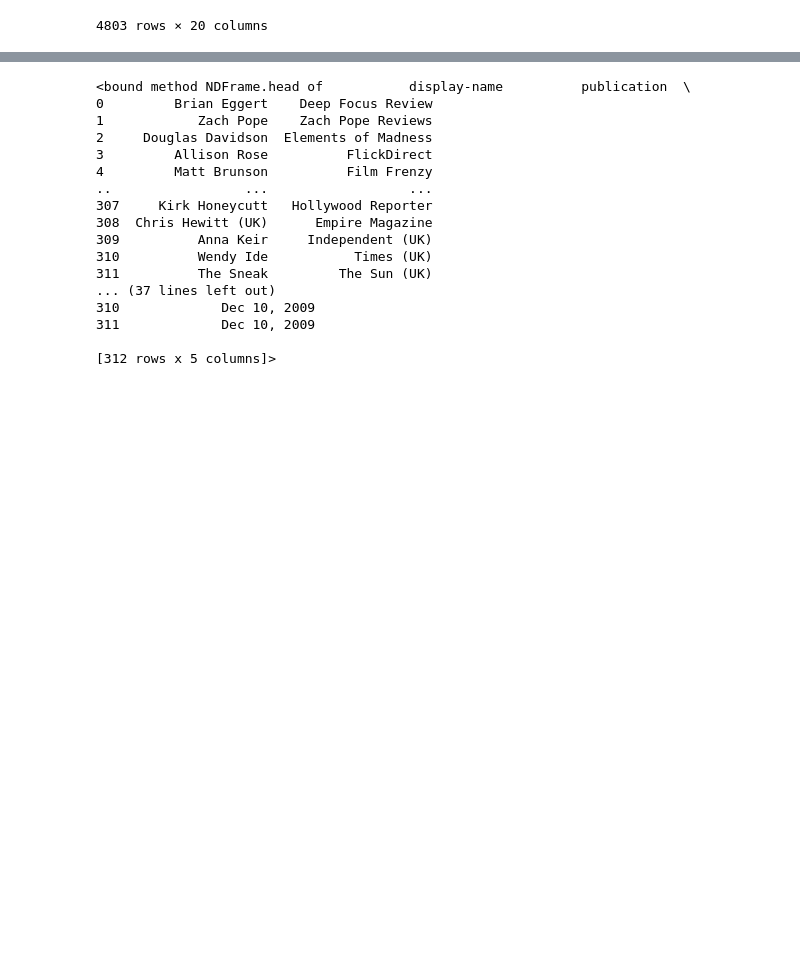
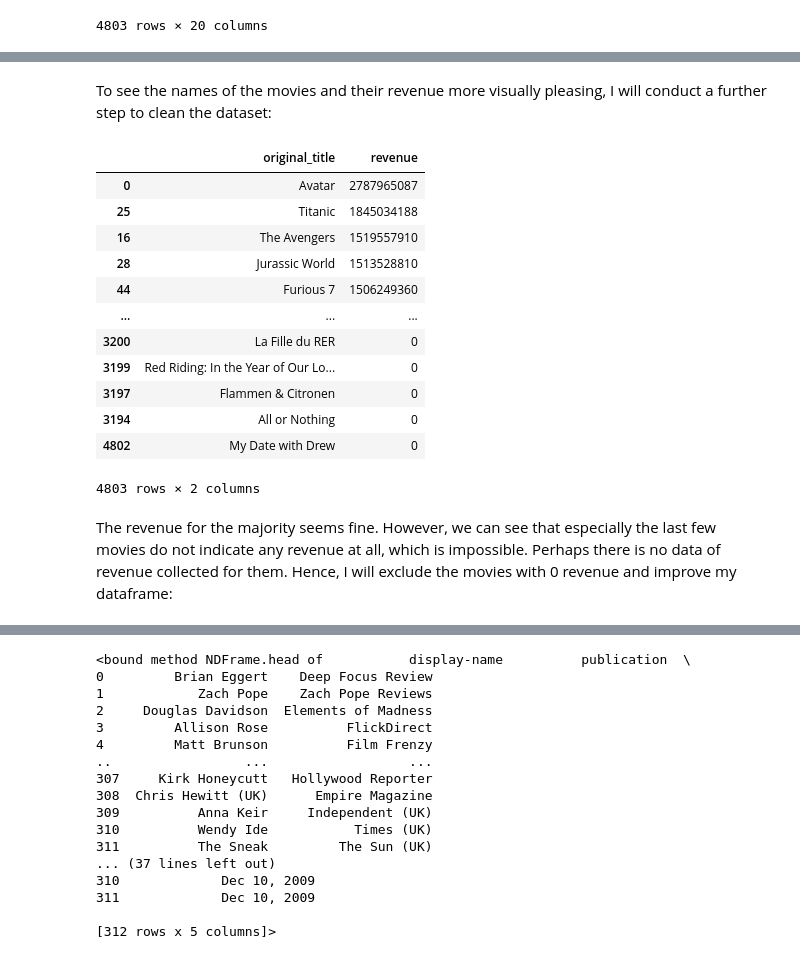
Before and after one commit to khou128/QM2, a Jupyter notebook: Project_NLP.ipynb, the cells around one changed output, grey strips where cells are left out. Saved outputs shown, nothing was run; the diff lists cells and outputs as text; code cells hidden in the pictures; blank space fills up the shorter version.

```diff
--- a/Project_NLP.ipynb
+++ b/Project_NLP.ipynb
@@ -56,0 +70,21 @@ df_TMDB_sorted.tail()
+# %% [markdown]
+To see the names of the movies and their revenue more visually pleasing, I will conduct a further step to clean the dataset:
+# %%
+selected_columns = df_TMDB_sorted[['original_title', 'revenue', ]]
+selected_columns
+# %% [output]
+|  | original_title | revenue |
+| 0 | Avatar | 2787965087 |
+| 25 | Titanic | 1845034188 |
+| 16 | The Avengers | 1519557910 |
+| 28 | Jurassic World | 1513528810 |
+| 44 | Furious 7 | 1506249360 |
+| ... | ... | ... |
+| 3200 | La Fille du RER | 0 |
+| 3199 | Red Riding: In the Year of Our Lo... | 0 |
+| 3197 | Flammen & Citronen | 0 |
+| 3194 | All or Nothing | 0 |
+| 4802 | My Date with Drew | 0 |
+4803 rows × 2 columns
+# %% [markdown]
+The revenue for the majority seems fine. However, we can see that especially the last few movies do not indicate any revenue at all, which is impossible. Perhaps there is no data of revenue collected for them. Hence, I will exclude the movies with 0 revenue and improve my dataframe:
```
Also changed, not shown: parts of 8 cells of this notebook.
